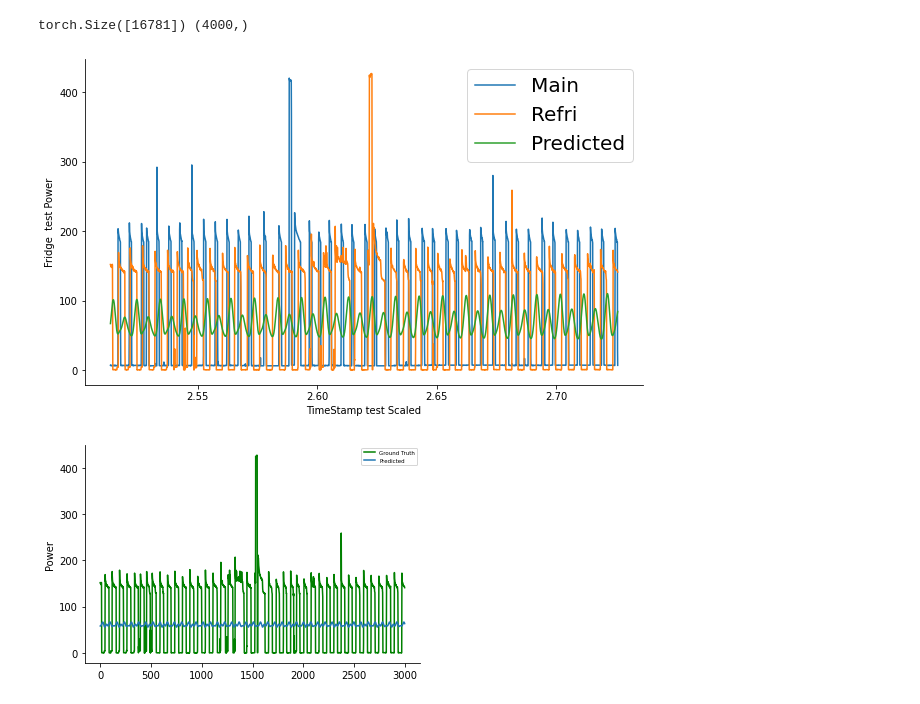
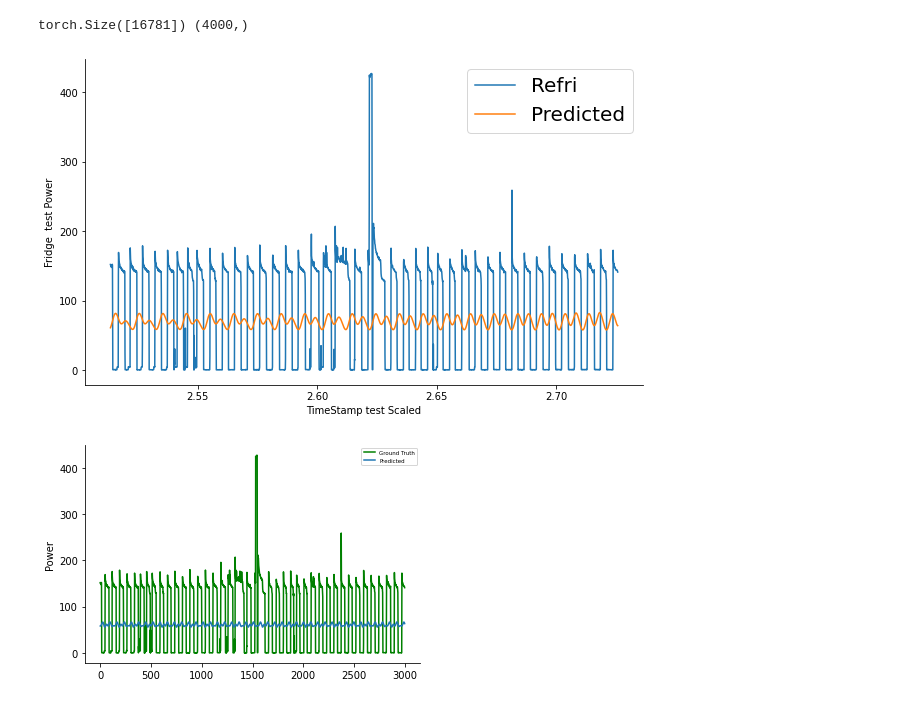
Before and after one commit to Aadesh-1404/nilm-gaussian-process, a Jupyter notebook: AAAI/gp_mean_std_.ipynb, the cells around one changed output. Drawn from its saved outputs; the diff is of its cells as text; code cells hidden in the pictures.

```diff
--- a/AAAI/gp_mean_std_.ipynb
+++ b/AAAI/gp_mean_std_.ipynb
@@ -70,6 +71,7 @@ def dataset_load(appliances, train, test=None):
     x_train_std = []
     x_train_max_min = []
     x_train_main = []
+    x_train_main_dif = []
     n = 99
     units_to_pad = n // 2
     scaler_x = StandardScaler()
@@ -79,6 +81,7 @@ def dataset_load(appliances, train, test=None):
     scaler_std = StandardScaler()
     scaler_max_min = StandardScaler()
     scaler_main = StandardScaler()
+    scaler_dif = StandardScaler()
     # train
     for key, values in train.items():
         df = pd.read_csv(
@@ -93,8 +96,12 @@ def dataset_load(appliances, train, test=None):
         df = df[(df["date"] >= startDate) & (df["date"] <= endDate)]
         df.dropna(inplace=True)
         x = df["main"].values
+        for i in range(len(x)):
+            if(x[i]>350.0):
+                x[i]  = x[i] - 227.0
         x_train_main.extend(x)
         y = df[appliances[0]].values
+        x_train_main_dif.extend(x- y)
         timestamp_train = (pd.to_datetime(df["Timestamp"]).astype(int)/ 10**18).values
         x = jnp.pad(x, (units_to_pad, units_to_pad),
                     'constant', constant_values=(0, 0))
@@ -116,6 +123,7 @@ def dataset_load(appliances, train, test=None):
     x_train_mean = jnp.array(x_train_mean).reshape(-1,1)
     x_train_std =  jnp.array(x_train_std).reshape(-1,1)
     x_train_max_min =  jnp.array(x_train_max_min).reshape(-1,1)
+    x_train_main_dif = jnp.array(x_train_main_dif).reshape(-1,1)
 
 
     x_train = scaler_x.fit_transform(x_train)
@@ -125,6 +133,7 @@ def dataset_load(appliances, train, test=None):
     x_train_mean = scaler_mean.fit_transform(x_train_mean)
     x_train_std = scaler_std.fit_transform(x_train_std)
     x_train_max_min = scaler_max_min.fit_transform(x_train_max_min)
+    x_train_main_dif = scaler_dif.fit_transform(x_train_main_dif)
 
     # test
     x_test = []
@@ -135,6 +144,7 @@ def dataset_load(appliances, train, test=None):
     x_test_max_min = []
     x_test_timestamp_true =[]
     x_test_main = []
+    x_test_main_dif = []
 
     for key, values in test.items():
         df = pd.read_csv(
@@ -149,8 +159,13 @@ def dataset_load(appliances, train, test=None):
         df = df[(df["date"] >= startDate) & (df["date"] <= endDate)]
         df.dropna(inplace=True)
         x = df["main"].values
+        for i in range(len(x)):
+            if(x[i]>350.0):
+                x[i]  = x[i] - 227.0
         x_test_main.extend(x)
         y = df[appliances[0]].values
+
+        x_test_main_dif.extend(x-y)
         timestamp_true = df["Timestamp"].values
         timestamp = (pd.to_datetime(df["Timestamp"]).astype(int)/ 10**18).values
         x = jnp.pad(x, (units_to_pad, units_to_pad),
@@ -172,6 +187,7 @@ def dataset_load(appliances, train, test=None):
     x_test_mean = jnp.array(x_test_mean).reshape(-1,1)
     x_test_std =  jnp.array(x_test_std).reshape(-1,1)
     x_test_max_min =  jnp.array(x_test_max_min).reshape(-1,1)
+    x_test_main_dif = jnp.array(x_test_main_dif).reshape(-1,1)
 
     x_test = scaler_x.transform(x_test)
     x_test_timestamp = scaler_time.transform(x_test_timestamp)
@@ -179,22 +195,25 @@ def dataset_load(appliances, train, test=None):
     x_test_std = scaler_std.transform(x_test_std)
     x_test_max_min = scaler_max_min.transform(x_test_max_min)
     x_test_main = scaler_main.transform(x_test_main)
+    x_test_main_dif = scaler_dif.transform(x_test_main_dif)
 #     y_test = scaler_y.transform(y_test)
 
-    x_train_features = jnp.concatenate((x_train_main, x_train_mean, x_train_std, x_train_max_min), axis=1).reshape(x_train.shape[0], 4)
-    x_test_features = jnp.concatenate((x_test_main, x_test_mean, x_test_std, x_test_max_min), axis=1).reshape(x_test.shape[0], 4)
+    x_train_features = jnp.concatenate((x_train_main, x_train_main_dif), axis=1).reshape(x_train.shape[0], 2)
+    x_test_features = jnp.concatenate((x_test_main,x_test_main_dif), axis=1).reshape(x_test.shape[0], 2)
+    # x_train_features = x_train_main_dif
+    # x_test_features = x_test_main_dif
 
-    x_train = jnp.array(x_train).reshape(x_train.shape[0], n, 1)
+    x_train = jnp.array(x_train).reshape(x_train.shape[0], n)
     y_train = jnp.array(y_train)
     x_train_timestamp = torch.tensor(x_train_timestamp).reshape(x_train_timestamp.shape[0], 1)
-    x_test = jnp.array(x_test).reshape(x_test.shape[0], n, 1)
+    x_test = jnp.array(x_test).reshape(x_test.shape[0], n)
     y_test = jnp.array(y_test)
     x_test_timestamp = torch.tensor(x_test_timestamp).reshape(x_test_timestamp.shape[0], 1).to(torch.float64)
 
-
-    return x_train, y_train, x_test, y_test, x_train_features, x_test_features, x_train_timestamp, x_test_timestamp, x_test_timestamp_true, scaler_x, scaler_y, scaler_time, scaler_main, x_test_main
+    scalers = np.array([scaler_x, scaler_y, scaler_time, scaler_main, scaler_mean, scaler_std, scaler_max_min, scaler_dif])
+    return x_train, y_train, x_test, y_test, x_train_features, x_test_features, x_train_timestamp, x_test_timestamp, scalers, x_test_main
 # %%
-x_train, y_train, x_test, y_test, x_train_features, x_test_features, x_train_timstamp, x_test_timestamp, test_timestamp_orig, scaler_x, scaler_y, scaler_time, scaler_main, x_test_main = dataset_load(appliances, train, test)
+x_train, y_train, x_test, y_test, x_train_features, x_test_features, x_train_timstamp, x_test_timestamp, scalers, x_test_main = dataset_load(appliances, train, test)
 # %%
 x_train_full = jnp.concatenate((x_train_features, jnp.array(np.array(x_train_timstamp))), axis=1)
 x_test_full = jnp.concatenate((x_test_features, jnp.array(np.array(x_test_timestamp))), axis=1)
@@ -413,25 +422,25 @@ pred_dist2 = model2.predict(xt[:4000].to("cuda"))
 
 y_mean2 = pred_dist2.loc
 # %%
-y_mean = scaler_y.inverse_transform(y_mean2.cpu().reshape(-1,1)).squeeze()
+y_mean2 = scalers[1].inverse_transform(y_mean2.cpu().reshape(-1,1)).squeeze()
 # y_sigma = scaler_y.inverse_transform(y_sigma.reshape(-1,1)).squeeze()
-print(yt.shape, y_mean.shape)
+print(yt.shape, y_mean2.shape)
 # %% [output]
 torch.Size([16781]) (4000,)
 # %%
-y_mean_ = np.clip(y_mean,0,y_mean.max())
+y_mean_ = np.clip(y_mean2,0,y_mean2.max())
 # %%
 idx = 3000
 plt.figure(figsize=(10,6))
-plt.plot(x_test_timestamp[:idx], scaler_y.inverse_transform(y.cpu().reshape(-1,1))[:idx], label = "Main")
+# plt.plot(x_test_timestamp[:idx], scaler_y.inverse_transform(y.cpu().reshape(-1,1))[:idx], label = "Main")
 plt.plot(x_test_timestamp[:idx], yt.cpu()[:idx], label = "Refri")
 plt.plot(x_test_timestamp[:idx], y_mean_[:idx], label = "Predicted")
 plt.legend(bbox_to_anchor=(1, 1),fontsize=20)
 plt.xlabel("TimeStamp test Scaled")
 plt.ylabel("Fridge  test Power")
 sns.despine()
 # %% [output]
-[figure, old version]
+[figure, new version]
 # %%
 idx = 3000
 # plt.figure(figsize=(10,6))
```
Also changed, not shown: parts of 36 cells of this notebook, 5 other files.
